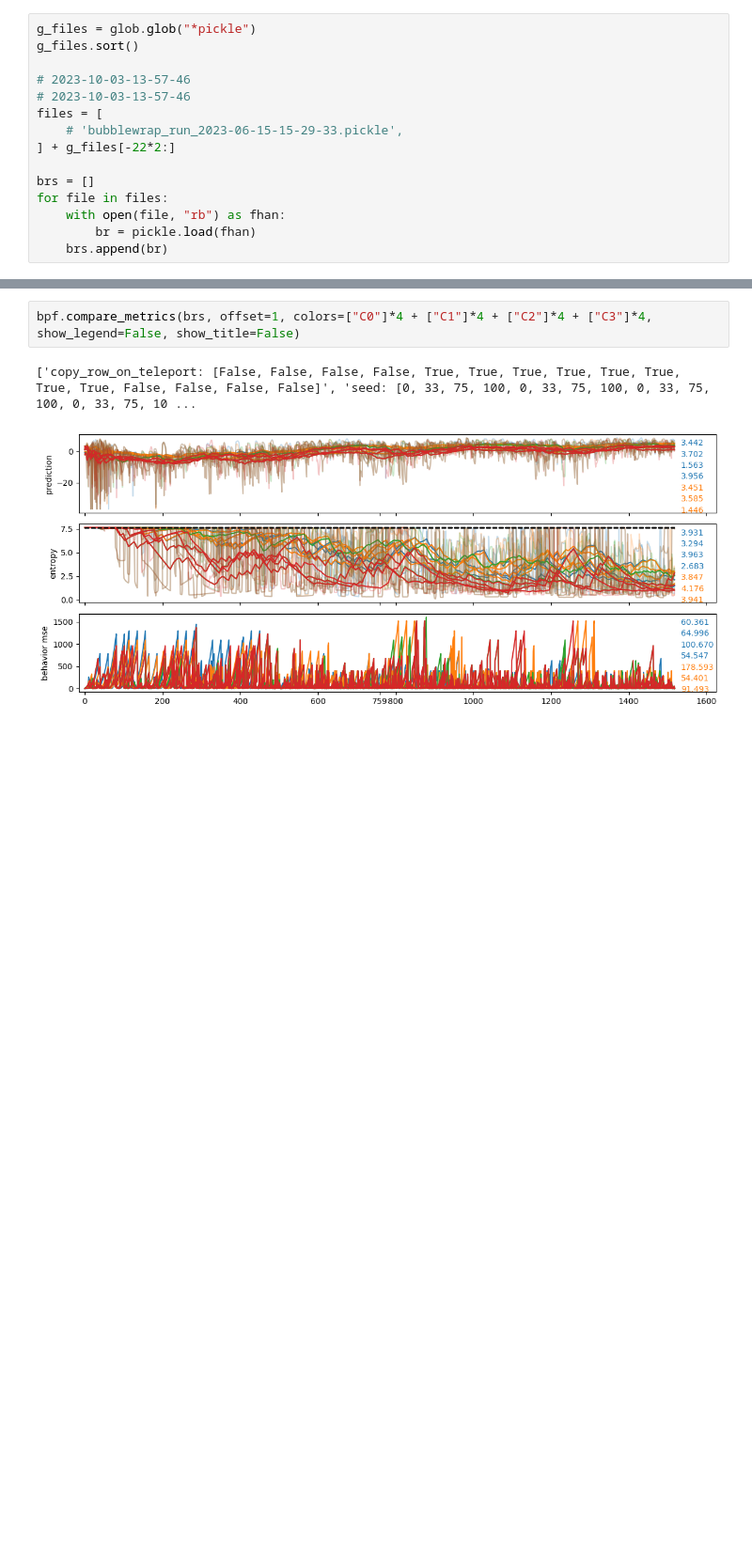
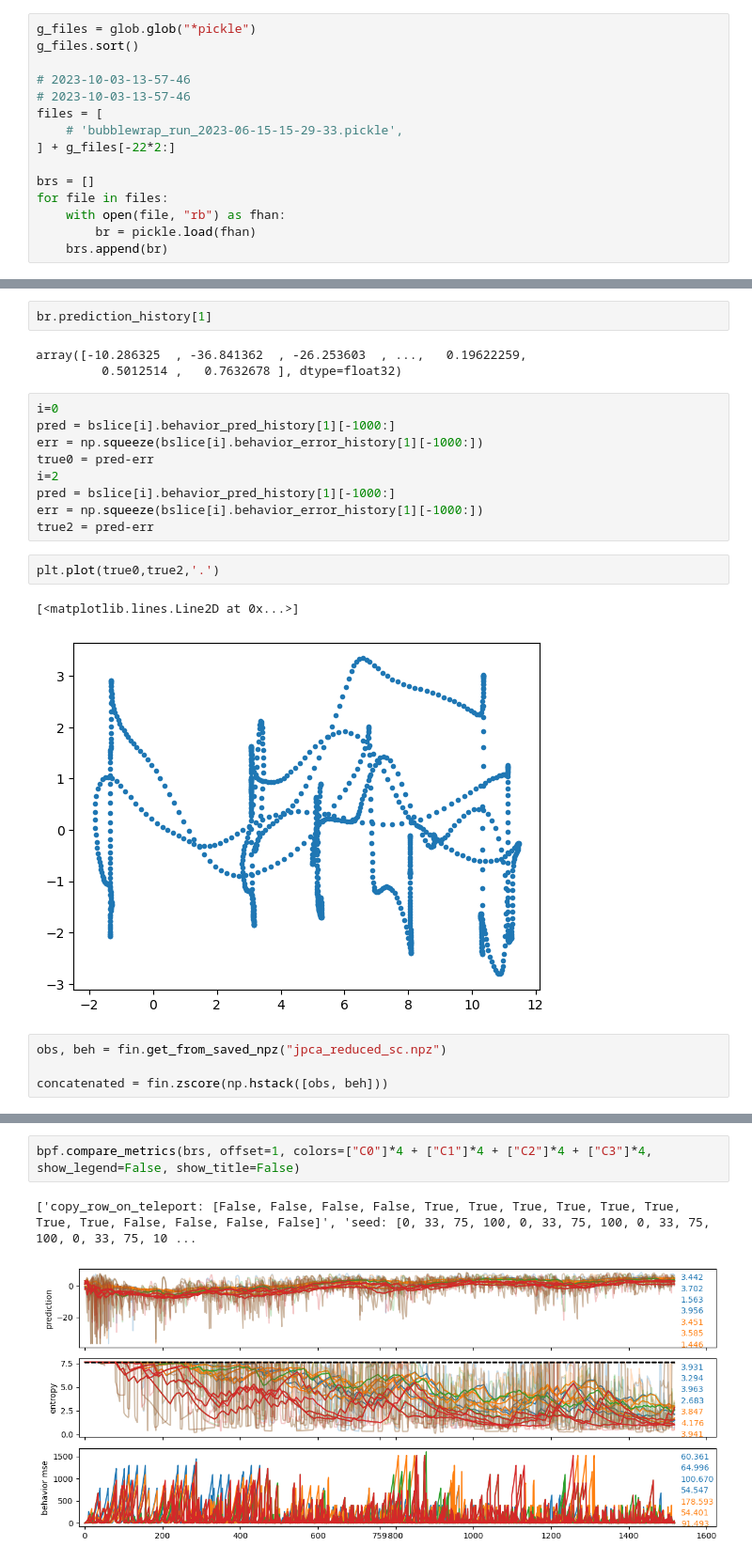
Before and after one commit to draeloslab/Bubblewrap, a Jupyter notebook: generated/bubblewrap_runs/Run Inspector.ipynb, the cells around one changed output, grey strips where cells are left out. Shown at 94% size. Cells and saved outputs as stored; diff of their text form; blank space fills up the shorter version.

```diff
--- a/generated/bubblewrap_runs/Run Inspector.ipynb
+++ b/generated/bubblewrap_runs/Run Inspector.ipynb
@@ -206,3 +153,26 @@ fig.savefig("table.png")
+# %%
+br.prediction_history[1]
+# %% [output]
+array([-10.286325  , -36.841362  , -26.253603  , ...,   0.19622259,
+         0.5012514 ,   0.7632678 ], dtype=float32)
+# %%
+i=0
+pred = bslice[i].behavior_pred_history[1][-1000:]
+err = np.squeeze(bslice[i].behavior_error_history[1][-1000:])
+true0 = pred-err
+i=2
+pred = bslice[i].behavior_pred_history[1][-1000:]
+err = np.squeeze(bslice[i].behavior_error_history[1][-1000:])
+true2 = pred-err
+# %%
+plt.plot(true0,true2,'.')
+# %% [output]
+[<matplotlib.lines.Line2D at 0x...>]
+[figure, added]
+# %%
+obs, beh = fin.get_from_saved_npz("jpca_reduced_sc.npz")
+
+concatenated = fin.zscore(np.hstack([obs, beh]))
 # %%
 from importlib import reload
 import bubblewrap.plotting_functions as bpf
```
Also changed, not shown: parts of 17 cells of this notebook, 5 other files.
